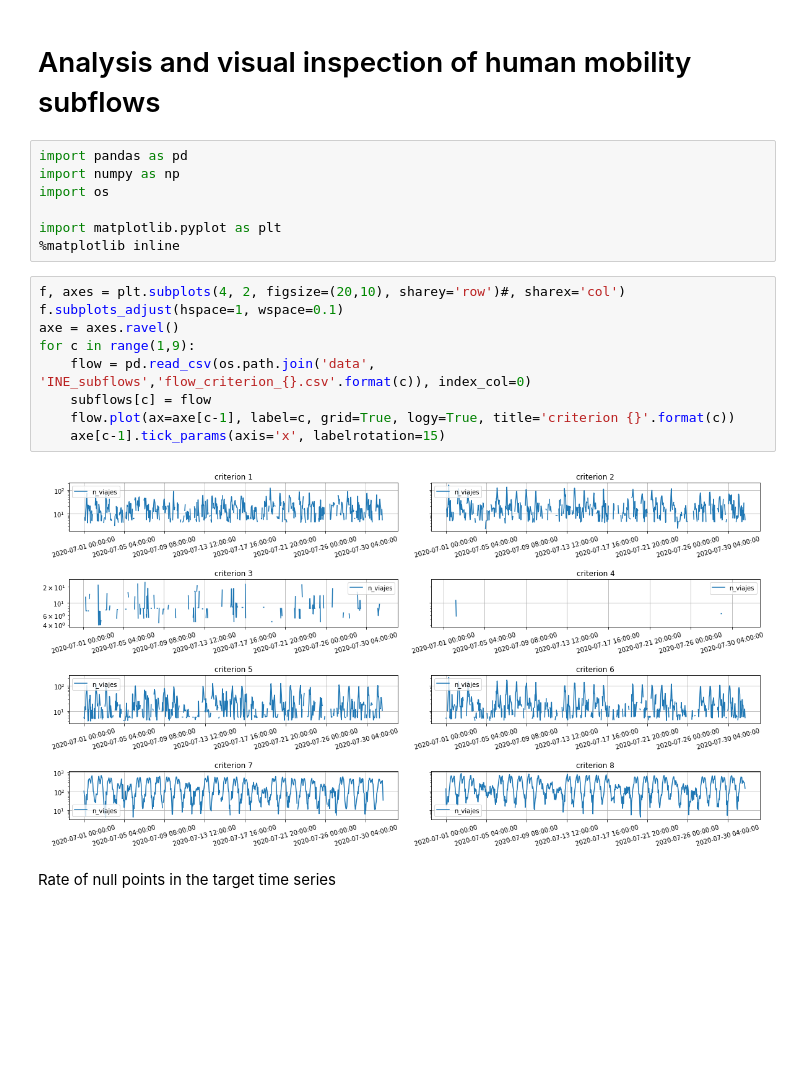
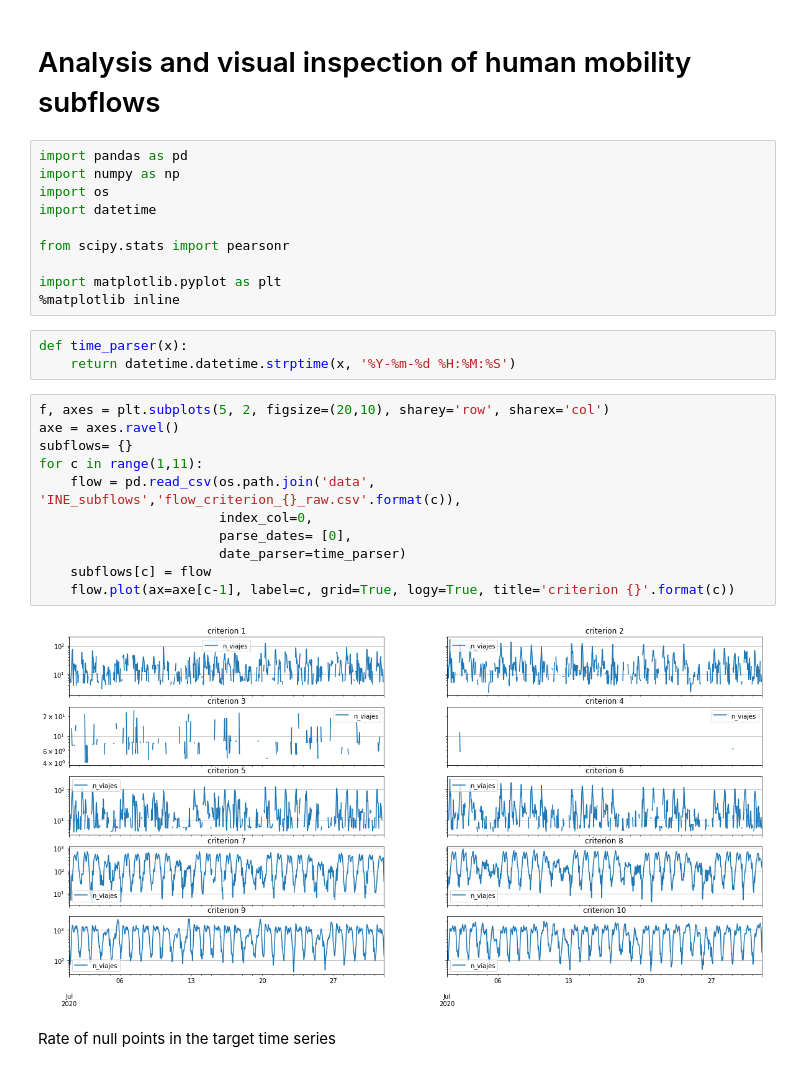
Before and after one commit to fterroso/mobility_murcia_umu_ucam, a Jupyter notebook: 04_analisis_human_subflows.ipynb, the cells around one changed output. Saved outputs shown, nothing was run; the diff lists cells and outputs as text; blank space fills up the shorter version.

Commit message:
Mejoradas generacion de subflows y añadido 05

```diff
--- a/04_analisis_human_subflows.ipynb
+++ b/04_analisis_human_subflows.ipynb
@@ -4,20 +4,28 @@
 import pandas as pd
 import numpy as np
 import os
+import datetime
+
+from scipy.stats import pearsonr
 
 import matplotlib.pyplot as plt
 %matplotlib inline
+# %%
+def time_parser(x):
+    return datetime.datetime.strptime(x, '%Y-%m-%d %H:%M:%S')
 # %%
-f, axes = plt.subplots(4, 2, figsize=(20,10), sharey='row')#, sharex='col')
-f.subplots_adjust(hspace=1, wspace=0.1)
+f, axes = plt.subplots(5, 2, figsize=(20,10), sharey='row', sharex='col')
 axe = axes.ravel()
-for c in range(1,9):
-    flow = pd.read_csv(os.path.join('data', 'INE_subflows','flow_criterion_{}.csv'.format(c)), index_col=0)
+subflows= {}
+for c in range(1,11):
+    flow = pd.read_csv(os.path.join('data', 'INE_subflows','flow_criterion_{}_raw.csv'.format(c)),
+                       index_col=0,
+                       parse_dates= [0],
+                       date_parser=time_parser)
     subflows[c] = flow
     flow.plot(ax=axe[c-1], label=c, grid=True, logy=True, title='criterion {}'.format(c))
-    axe[c-1].tick_params(axis='x', labelrotation=15)
 # %% [output]
-[figure, old version]
+[figure, new version]
 # %% [markdown]
 Rate of null points in the target time series
 # %%
```
Also changed, not shown: parts of 10 cells of this notebook, 19 other files.
